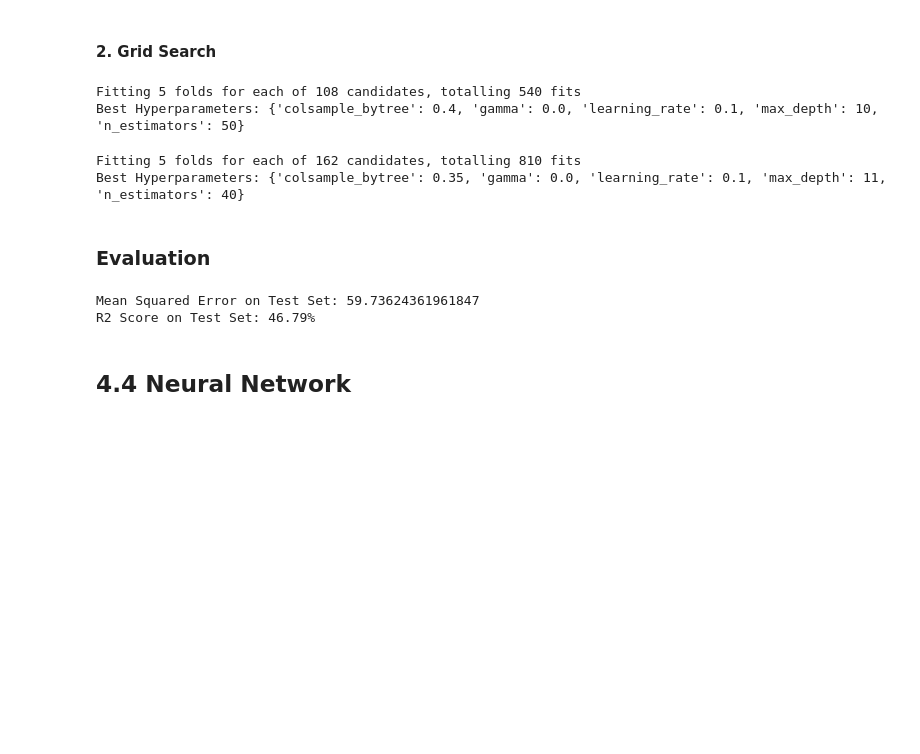
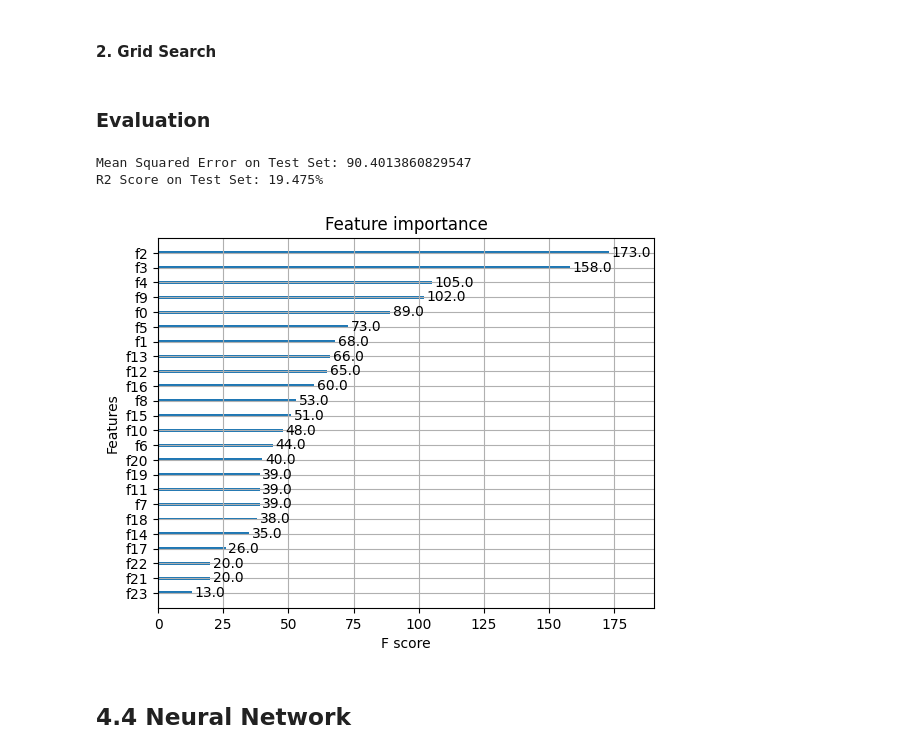
Before and after one commit to ozyuzer/CS412-ML-Project, a Jupyter notebook: hw_score_predict.ipynb, the cells around one changed output. Cells and saved outputs as stored; diff of their text form; code cells hidden in the pictures; blank space fills up the shorter version.

```diff
--- a/hw_score_predict.ipynb
+++ b/hw_score_predict.ipynb
@@ -856,72 +985,44 @@ Fitting 5 folds for each of 1 candidates, totalling 5 fits
 # %% [markdown]
 #### 2. Grid Search
 # %%
-# First tour
+def tune_xgb_model(X_train, y_train):
+    param_grid = {
+        "n_estimators": [50, 100, 150],
+        "learning_rate": [0.1, 0.2],
+        "max_depth": [8, 9, 10],
+        "gamma":[0.0, 0.1, 0.2],
+        "colsample_bytree":[0.4, 0.5]
+    }
 
-param_grid = {
-    "n_estimators": [50, 100, 150],
-    "learning_rate": [0.1, 0.2],
-    "max_depth": [8, 9, 10],
-    "gamma":[0.0, 0.1, 0.2],
-    "colsample_bytree":[0.4, 0.5],
-}
+    # Create the XGBRegressor
+    xgb_regressor = XGBRegressor(random_state=42)
 
-# Create the XGBRegressor
-xgb_regressor = XGBRegressor(random_state=42)
+    # Create GridSearchCV with verbose
+    search = GridSearchCV(estimator=xgb_regressor, param_grid=param_grid, scoring='neg_mean_squared_error', cv=5, n_jobs=-1)
 
-# Create GridSearchCV with verbose
-search = GridSearchCV(estimator=xgb_regressor, param_grid=param_grid, scoring='neg_mean_squared_error', cv=5, n_jobs=-1, verbose=1)
+    # Fit the model
+    search.fit(X_train, y_train)
+    return search.best_estimator_
 
-# Fit the model
-search.fit(X_train, y_train)
-
-# Get the best hyperparameters
-best_params = search.best_params_
-print("Best Hyperparameters:", best_params)
+# Get the best model
+best_xgb_model = tune_xgb_model(select_X_train, y_train)
-# %% [output]
-Fitting 5 folds for each of 108 candidates, totalling 540 fits
-Best Hyperparameters: {'colsample_bytree': 0.4, 'gamma': 0.0, 'learning_rate': 0.1, 'max_depth': 10, 'n_estimators': 50}
-# %%
-# Second tour
-param_grid = {
-    "n_estimators": [40, 50, 60],
-    "learning_rate": [0.05, 0.1, 0.15],
-    "max_depth": [9, 10, 11],
-    "gamma":[0.0, 0.05],
-    "colsample_bytree":[0.35, 0.4, 0.45],
-}
-
-# Create the XGBRegressor
-xgb_regressor = XGBRegressor(random_state=42)
-
-# Create GridSearchCV with verbose
-search = GridSearchCV(estimator=xgb_regressor, param_grid=param_grid, scoring='neg_mean_squared_error', cv=5, n_jobs=-1, verbose=1)
-
-# Fit the model
-search.fit(X_train, y_train)
-
-# Get the best hyperparameters
-best_params = search.best_params_
-print("Best Hyperparameters:", best_params)
-# %% [output]
-Fitting 5 folds for each of 162 candidates, totalling 810 fits
-Best Hyperparameters: {'colsample_bytree': 0.35, 'gamma': 0.0, 'learning_rate': 0.1, 'max_depth': 11, 'n_estimators': 40}
 # %% [markdown]
 ### Evaluation
 # %%
-# Get the best model
-best_xgb_model = search.best_estimator_
-
 # Make predictions on the test set
-y_pred = search.predict(X_test)
+y_pred = best_xgb_model.predict(select_X_test)
 
 # Evaluate the model
 mse = mean_squared_error(y_test, y_pred)
 print(f'Mean Squared Error on Test Set: {mse}')
 print(f"R2 Score on Test Set: {round(100 * r2_score(y_test, y_pred), 3)}%")
+
+plot_importance(best_xgb_model)
+plt.show()
 # %% [output]
-Mean Squared Error on Test Set: 59.73624361961847
-R2 Score on Test Set: 46.79%
+Mean Squared Error on Test Set: 90.4013860829547
+R2 Score on Test Set: 19.475%
+[figure, added]
 # %% [markdown]
 ## 4.4 Neural Network
 # %%
```
Also changed, not shown: parts of 27 cells of this notebook.
